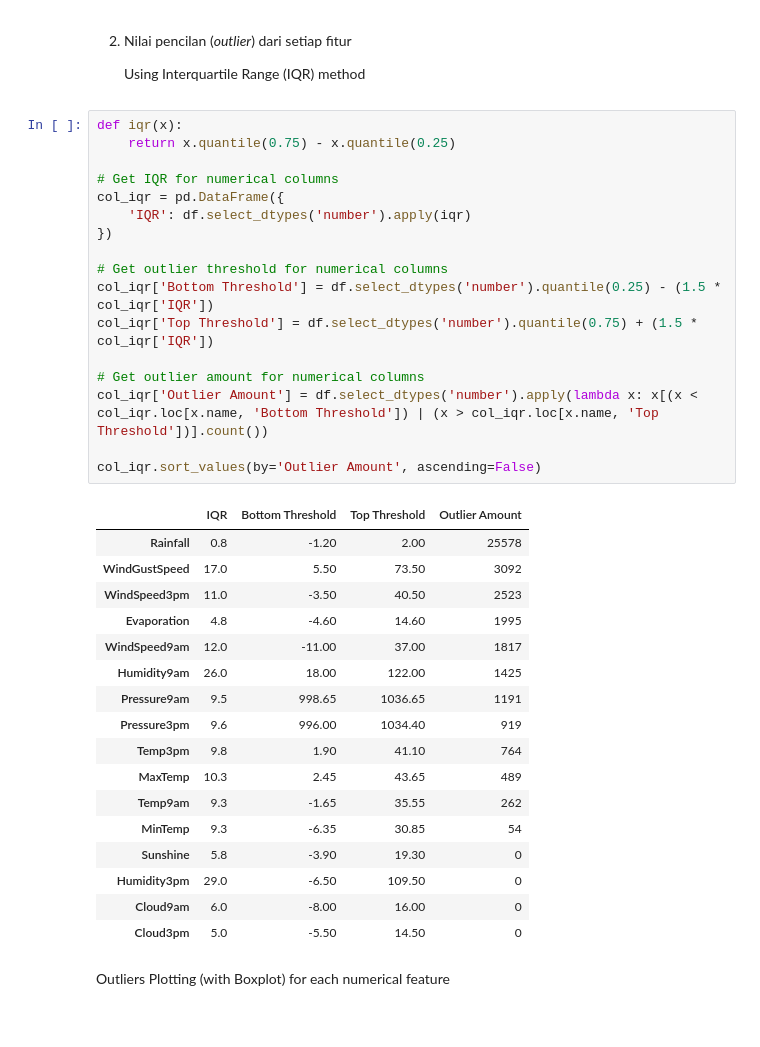
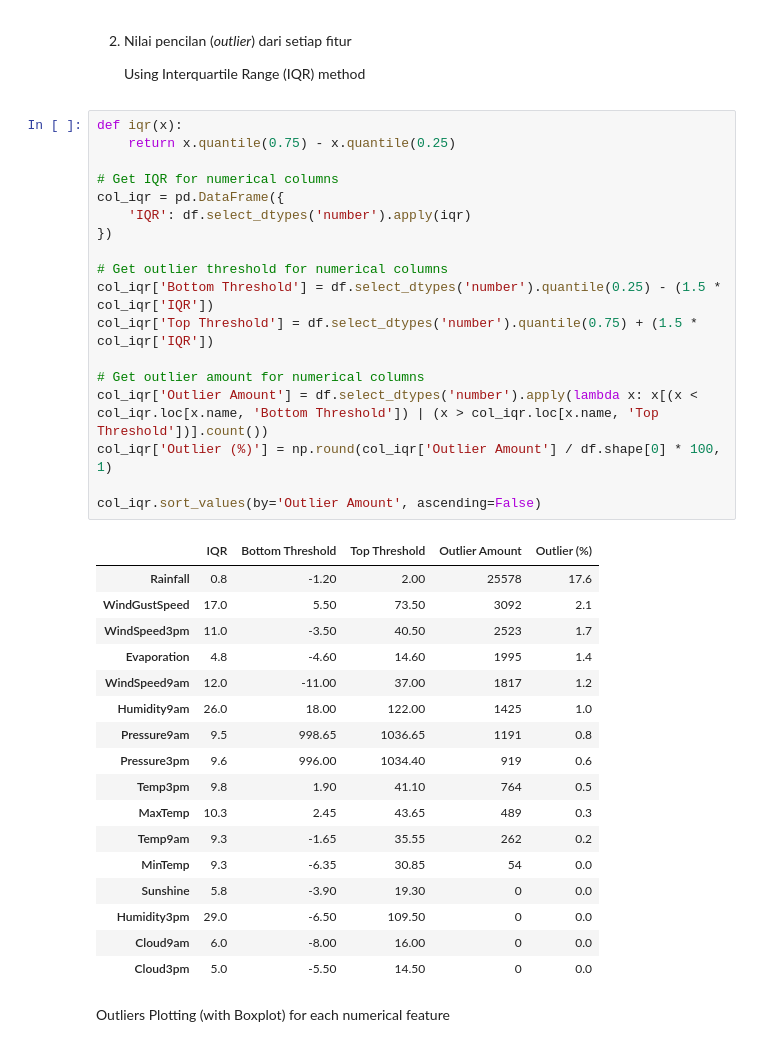
Before and after one commit to ubaidalih/sklearn-exploration, a Jupyter notebook: Tugas_Prapraktikum_IF3270.ipynb, the cells around one changed output. Drawn from its saved outputs; the diff is of its cells as text.

```diff
--- a/Tugas_Prapraktikum_IF3270.ipynb
+++ b/Tugas_Prapraktikum_IF3270.ipynb
@@ -168,38 +189,39 @@ pd.DataFrame({
 # %%
 def iqr(x):
     return x.quantile(0.75) - x.quantile(0.25)
 
 # Get IQR for numerical columns
 col_iqr = pd.DataFrame({
     'IQR': df.select_dtypes('number').apply(iqr)
 })
 
 # Get outlier threshold for numerical columns
 col_iqr['Bottom Threshold'] = df.select_dtypes('number').quantile(0.25) - (1.5 * col_iqr['IQR'])
 col_iqr['Top Threshold'] = df.select_dtypes('number').quantile(0.75) + (1.5 * col_iqr['IQR'])
 
 # Get outlier amount for numerical columns
 col_iqr['Outlier Amount'] = df.select_dtypes('number').apply(lambda x: x[(x < col_iqr.loc[x.name, 'Bottom Threshold']) | (x > col_iqr.loc[x.name, 'Top Threshold'])].count())
+col_iqr['Outlier (%)'] = np.round(col_iqr['Outlier Amount'] / df.shape[0] * 100, 1)
 
 col_iqr.sort_values(by='Outlier Amount', ascending=False)
 # %% [output]
-|  | IQR | Bottom Threshold | Top Threshold | Outlier Amount |
-| Rainfall | 0.8 | -1.20 | 2.00 | 25578 |
-| WindGustSpeed | 17.0 | 5.50 | 73.50 | 3092 |
-| WindSpeed3pm | 11.0 | -3.50 | 40.50 | 2523 |
-| Evaporation | 4.8 | -4.60 | 14.60 | 1995 |
-| WindSpeed9am | 12.0 | -11.00 | 37.00 | 1817 |
-| Humidity9am | 26.0 | 18.00 | 122.00 | 1425 |
-| Pressure9am | 9.5 | 998.65 | 1036.65 | 1191 |
-| Pressure3pm | 9.6 | 996.00 | 1034.40 | 919 |
-| Temp3pm | 9.8 | 1.90 | 41.10 | 764 |
-| MaxTemp | 10.3 | 2.45 | 43.65 | 489 |
-| Temp9am | 9.3 | -1.65 | 35.55 | 262 |
-| MinTemp | 9.3 | -6.35 | 30.85 | 54 |
-| Sunshine | 5.8 | -3.90 | 19.30 | 0 |
-| Humidity3pm | 29.0 | -6.50 | 109.50 | 0 |
-| Cloud9am | 6.0 | -8.00 | 16.00 | 0 |
-| Cloud3pm | 5.0 | -5.50 | 14.50 | 0 |
+|  | IQR | Bottom Threshold | Top Threshold | Outlier Amount | Outlier (%) |
+| Rainfall | 0.8 | -1.20 | 2.00 | 25578 | 17.6 |
+| WindGustSpeed | 17.0 | 5.50 | 73.50 | 3092 | 2.1 |
+| WindSpeed3pm | 11.0 | -3.50 | 40.50 | 2523 | 1.7 |
+| Evaporation | 4.8 | -4.60 | 14.60 | 1995 | 1.4 |
+| WindSpeed9am | 12.0 | -11.00 | 37.00 | 1817 | 1.2 |
+| Humidity9am | 26.0 | 18.00 | 122.00 | 1425 | 1.0 |
+| Pressure9am | 9.5 | 998.65 | 1036.65 | 1191 | 0.8 |
+| Pressure3pm | 9.6 | 996.00 | 1034.40 | 919 | 0.6 |
+| Temp3pm | 9.8 | 1.90 | 41.10 | 764 | 0.5 |
+| MaxTemp | 10.3 | 2.45 | 43.65 | 489 | 0.3 |
+| Temp9am | 9.3 | -1.65 | 35.55 | 262 | 0.2 |
+| MinTemp | 9.3 | -6.35 | 30.85 | 54 | 0.0 |
+| Sunshine | 5.8 | -3.90 | 19.30 | 0 | 0.0 |
+| Humidity3pm | 29.0 | -6.50 | 109.50 | 0 | 0.0 |
+| Cloud9am | 6.0 | -8.00 | 16.00 | 0 | 0.0 |
+| Cloud3pm | 5.0 | -5.50 | 14.50 | 0 | 0.0 |
 # %% [markdown]
 Outliers Plotting (with Boxplot) for each numerical feature
 # %%
```
Also changed, not shown: parts of 15 cells of this notebook.
